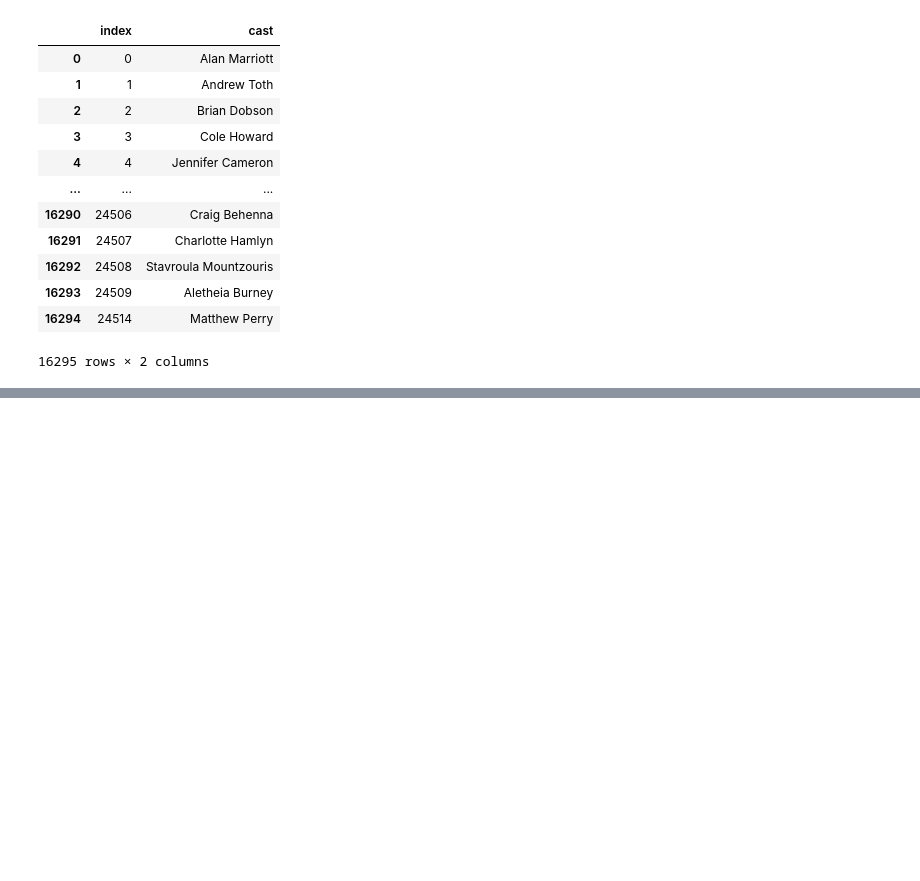
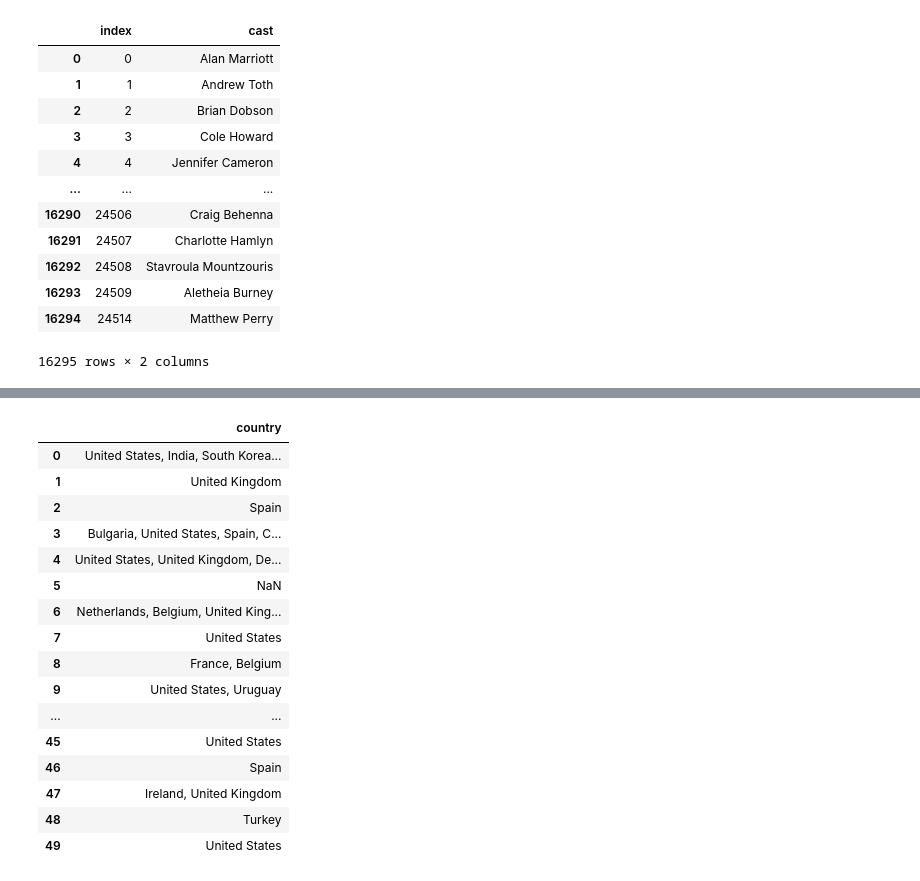
Before and after one commit to ahmadfarouk/ETL-Project, a Jupyter notebook: Project-2-Local.ipynb, the cells around one changed output, grey strips where cells are left out. Cells and saved outputs as stored; diff of their text form; code cells hidden in the pictures; blank space fills up the shorter version.

Commit message:
Pushing new table SQL

```diff
--- a/Project-2-Local.ipynb
+++ b/Project-2-Local.ipynb
@@ -237,0 +273,22 @@ for cols in cast_df['cast']:
+# %%
+Country_df = pd.DataFrame(df_new,columns=['country'])
+Country_df = Country_df.reset_index(drop=True)
+Country_df.head(50)
+# %% [output]
+|  | country |
+| 0 | United States, India, South Korea... |
+| 1 | United Kingdom |
+| 2 | Spain |
+| 3 | Bulgaria, United States, Spain, C... |
+| 4 | United States, United Kingdom, De... |
+| 5 | NaN |
+| 6 | Netherlands, Belgium, United King... |
+| 7 | United States |
+| 8 | France, Belgium |
+| 9 | United States, Uruguay |
+| ... | ... |
+| 45 | United States |
+| 46 | Spain |
+| 47 | Ireland, United Kingdom |
+| 48 | Turkey |
+| 49 | United States |
```
Also changed, not shown: parts of 7 cells of this notebook, 1 other file.
